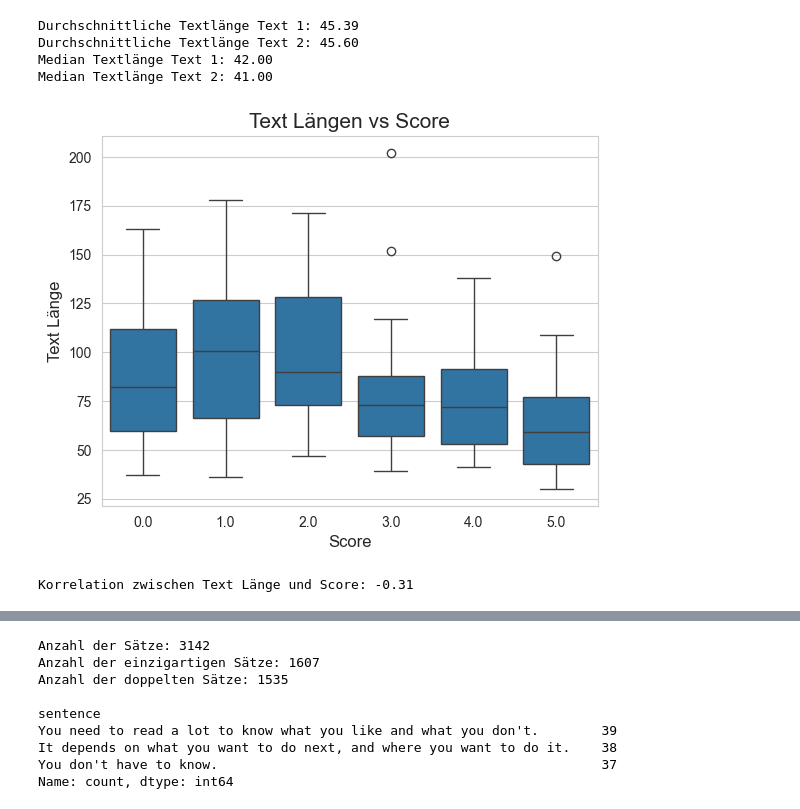
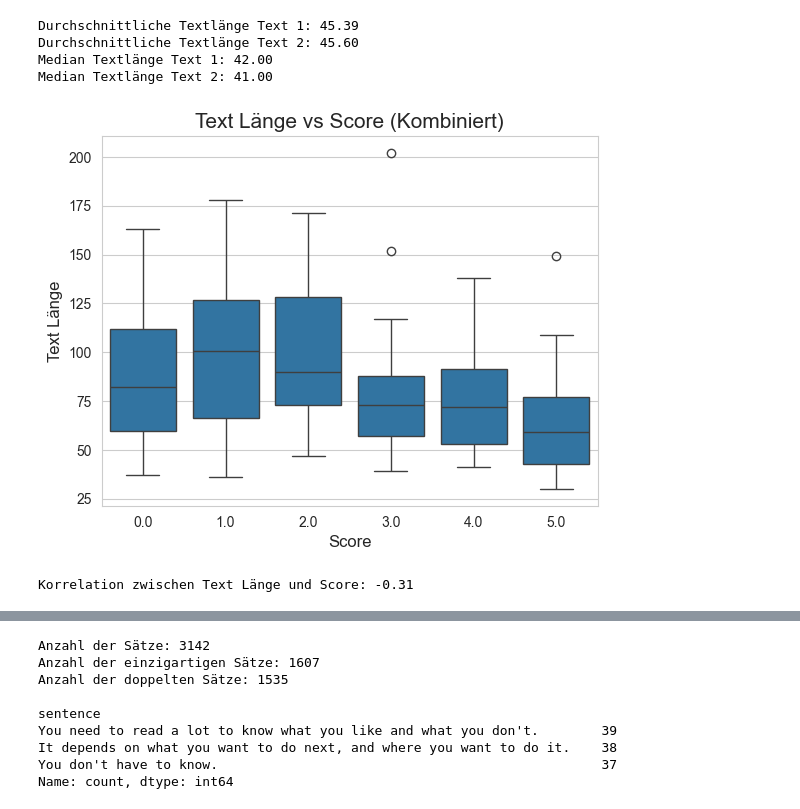
Before and after one commit to Phillus1999/data_science_2, a Jupyter notebook: projects/uebung_2/eda2.ipynb, the cells around one changed output, grey strips where cells are left out. Saved outputs shown, nothing was run; the diff lists cells and outputs as text; code cells hidden in the pictures.

```diff
--- a/projects/uebung_2/eda2.ipynb
+++ b/projects/uebung_2/eda2.ipynb
@@ -210,16 +197,16 @@ Median Textlänge Text 2: 41.00
 # %%
 # Text Längen vs Score
 df_no_nan_scores = df.dropna(subset=['score'])
 df_no_nan_scores = df_no_nan_scores.copy()
 df_no_nan_scores['combined_text_length'] = df_no_nan_scores['text_1_length'] + df_no_nan_scores['text_2_length']
 sns.boxplot(data=df_no_nan_scores, x='score', y='combined_text_length')
-plt.title('Text Längen vs Score', size=15)
+plt.title('Text Länge vs Score (Kombiniert)', size=15)
 plt.xlabel('Score', size=12)
 plt.ylabel('Text Länge', size=12)
 plt.show()
 print(f'Korrelation zwischen Text Länge und Score: {df_no_nan_scores["combined_text_length"].corr(df_no_nan_scores["score"]):.2f}')
 # %% [output]
-[figure, old version]
+[figure, new version]
 Korrelation zwischen Text Länge und Score: -0.31
 # %%
 df
```
Also changed, not shown: parts of 21 cells of this notebook, 2 other files.
